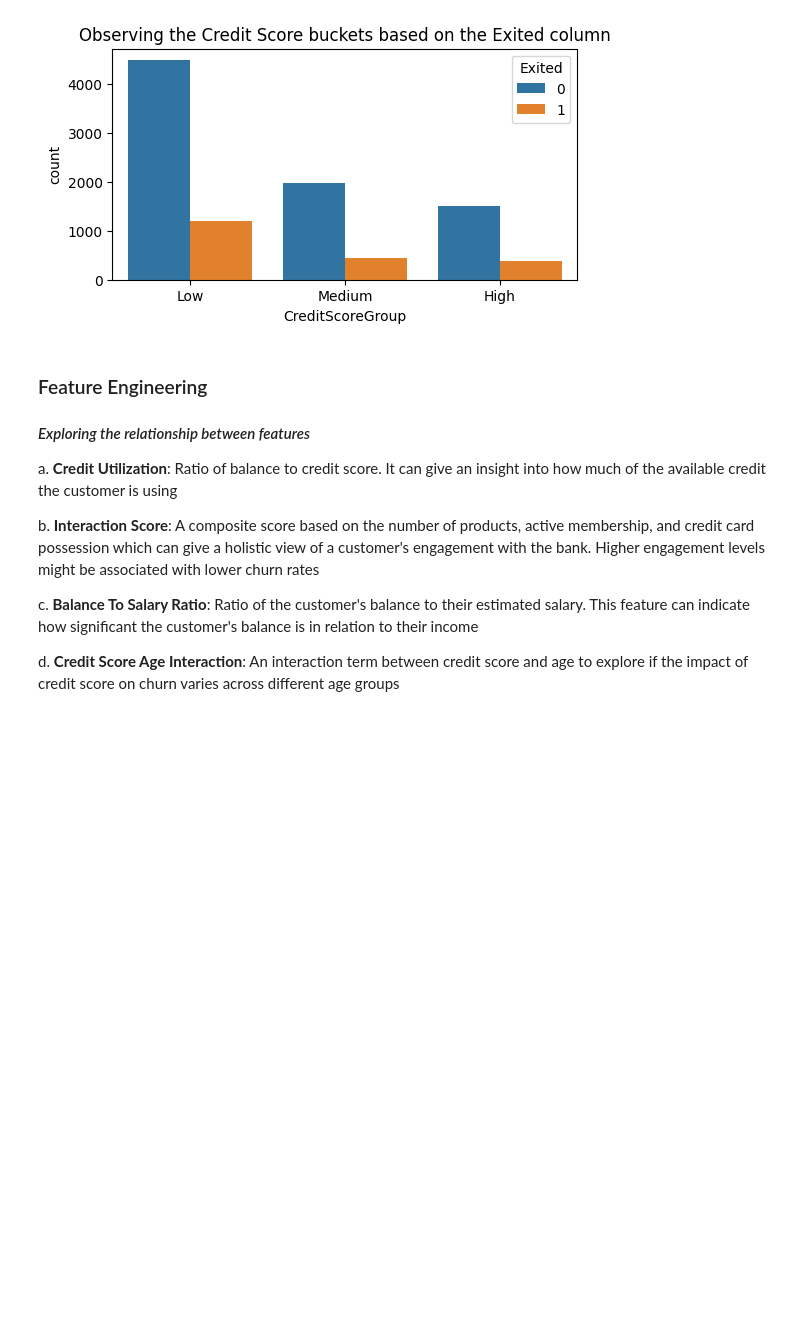
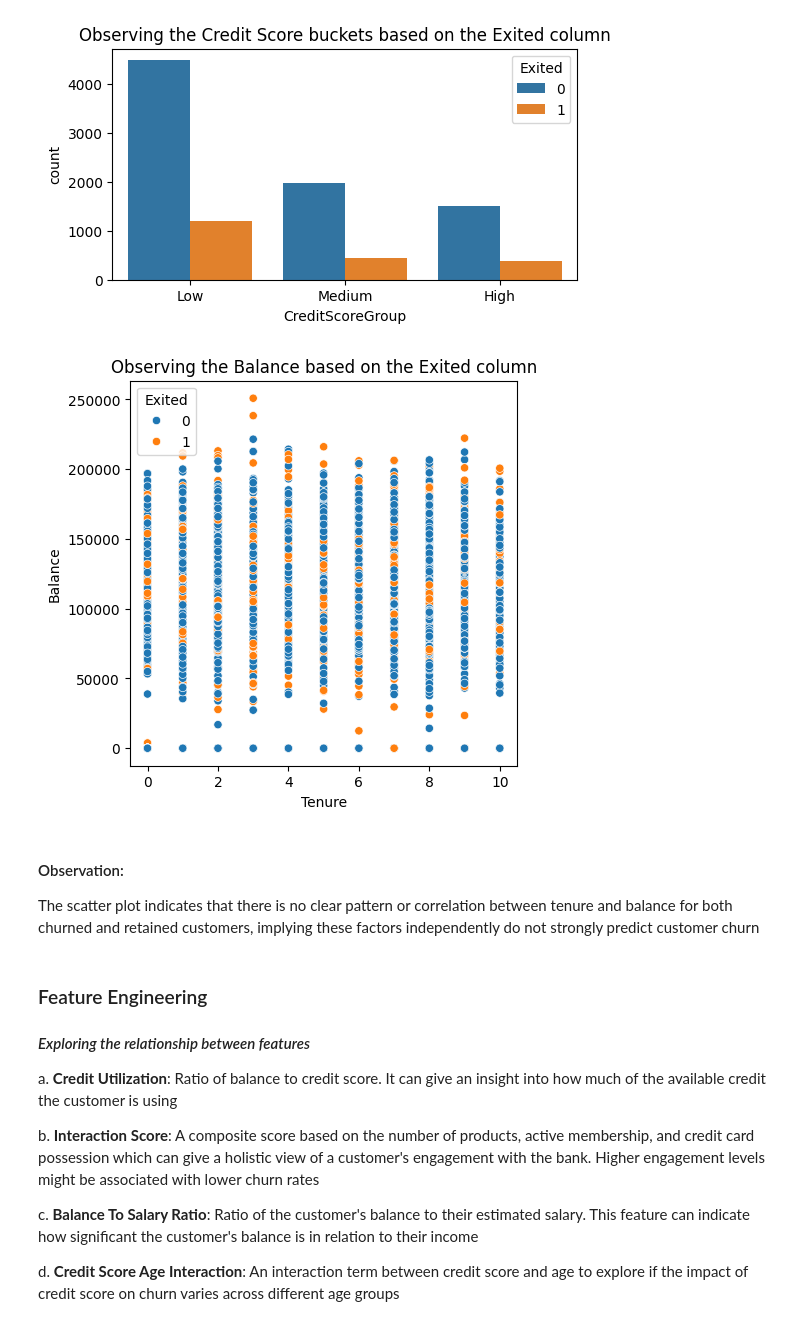
Before and after one commit to bonareri/data-science-class, a Jupyter notebook: 06-Machine_Learning/05. Classificatio.ipynb, the cells around one changed output. Cells and saved outputs as stored; diff of their text form; code cells hidden in the pictures; blank space fills up the shorter version.

```diff
--- a/06-Machine_Learning/05. Classificatio.ipynb
+++ b/06-Machine_Learning/05. Classificatio.ipynb
@@ -330,6 +330,17 @@ plt.title('Observing the Credit Score buckets based on the Exited column')
 plt.show()
 # %% [output]
 [figure]
+# %%
+plt.figure(figsize=(5,5))
+sns.scatterplot(x='Tenure', y='Balance', hue='Exited', data=df)
+plt.title('Observing the Balance based on the Exited column')
+plt.show()
+# %% [output]
+[figure, added]
+# %% [markdown]
+#### Observation:
+
+The scatter plot indicates that there is no clear pattern or correlation between tenure and balance for both churned and retained customers, implying these factors independently do not strongly predict customer churn
 # %% [markdown]
 ### Feature Engineering
 
```
Also changed, not shown: 4 other files.
